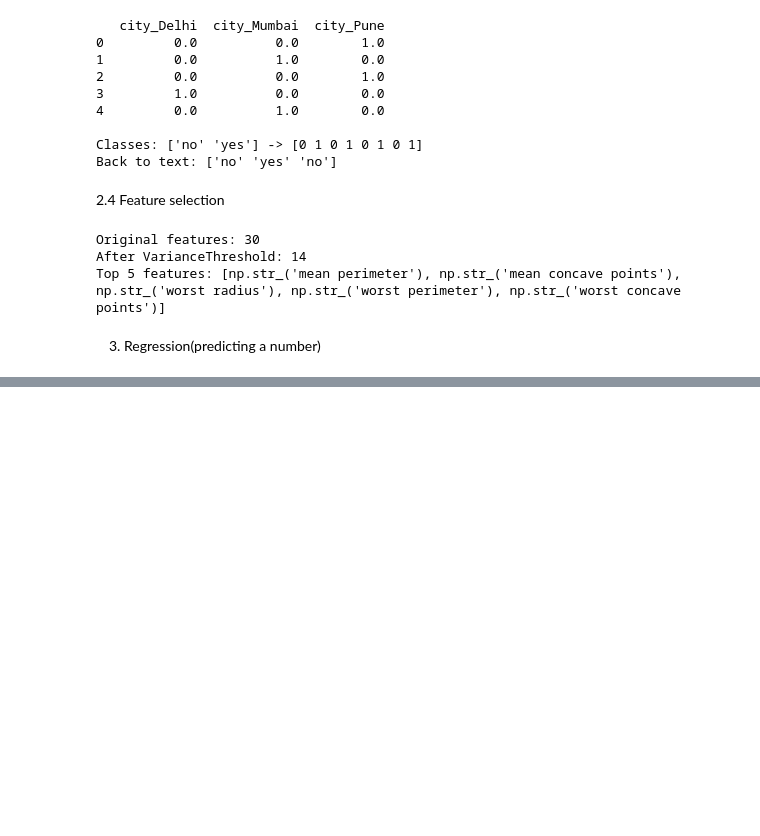
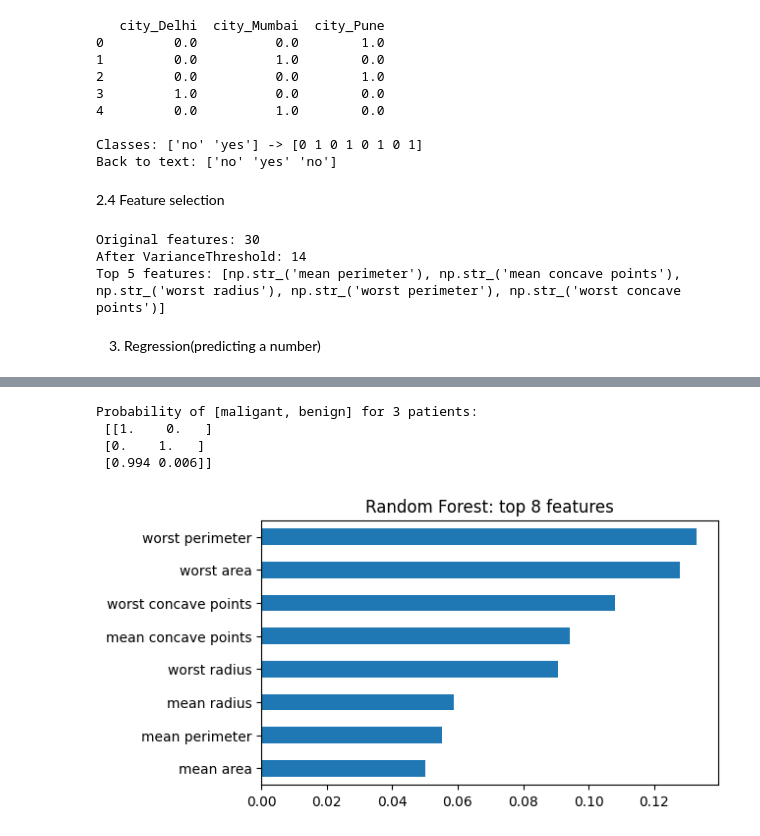
Before and after one commit to MoghalPathan/Scikit-learn, a Jupyter notebook: scikit-learn.ipynb, the cells around one changed output, grey strips where cells are left out. Cells and saved outputs as stored; diff of their text form; code cells hidden in the pictures; blank space fills up the shorter version.

```diff
--- a/scikit-learn.ipynb
+++ b/scikit-learn.ipynb
@@ -227,0 +337,16 @@ xd_tr, xd_te, yd_tr, yd_te = train_test_split(xd, yd, test_size=0.2, random_stat
+# %%
+# Probabilities and feature importance
+lr = LogisticRegression(max_iter=1000).fit(xtr_s, ytr)
+proba = lr.predict_proba(xte_s[:3])
+print("Probability of [maligant, benign] for 3 patients:\n", proba.round(3))
+
+rf = RandomForestClassifier(n_estimators=200, random_state=42).fit(xtr, ytr)
+imp = pd.Series(rf.feature_importances_, index=cancer.feature_names).sort_values(ascending=False).head(8)
+imp.sort_values().plot(kind="barh", figsize=(6, 3.5), title="Random Forest: top 8 features")
+plt.show()
+# %% [output]
+Probability of [maligant, benign] for 3 patients:
+ [[1.    0.   ]
+ [0.    1.   ]
+ [0.994 0.006]]
+[figure, added]
```
Also changed, not shown: parts of 8 cells of this notebook.
